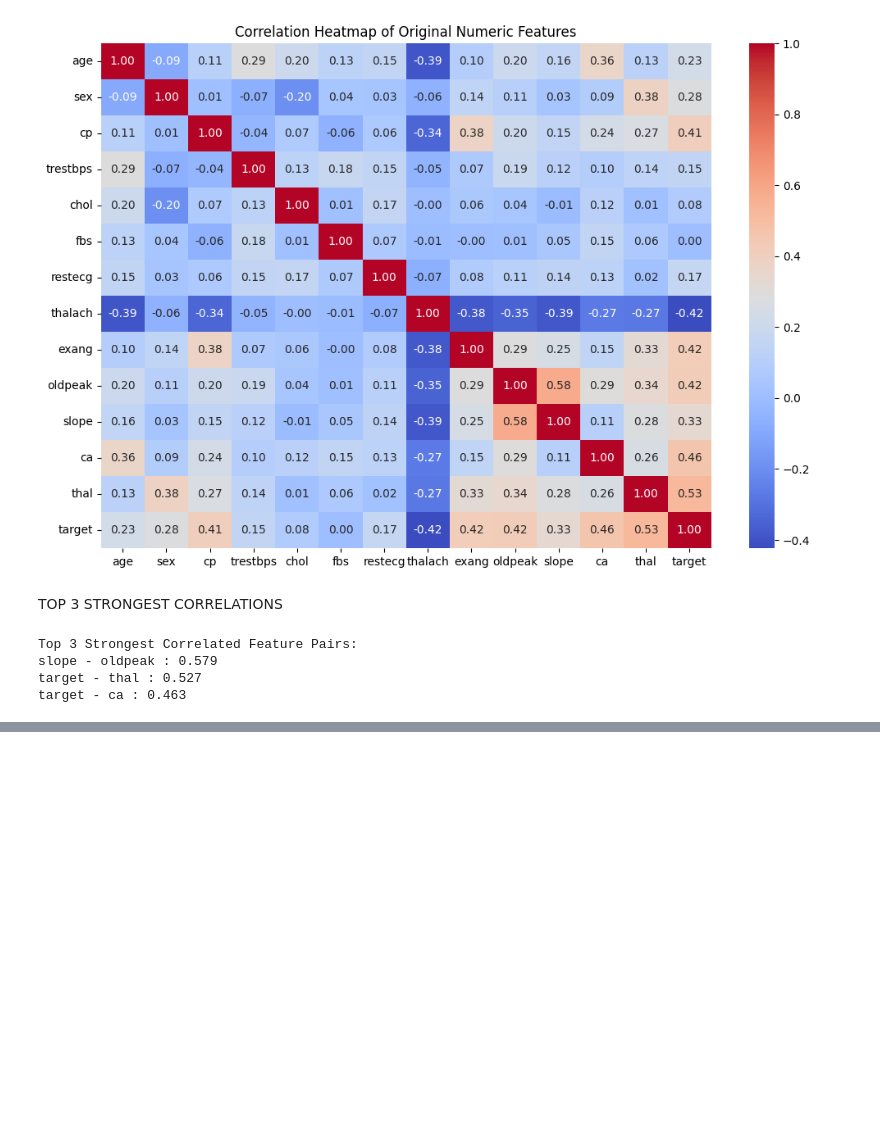
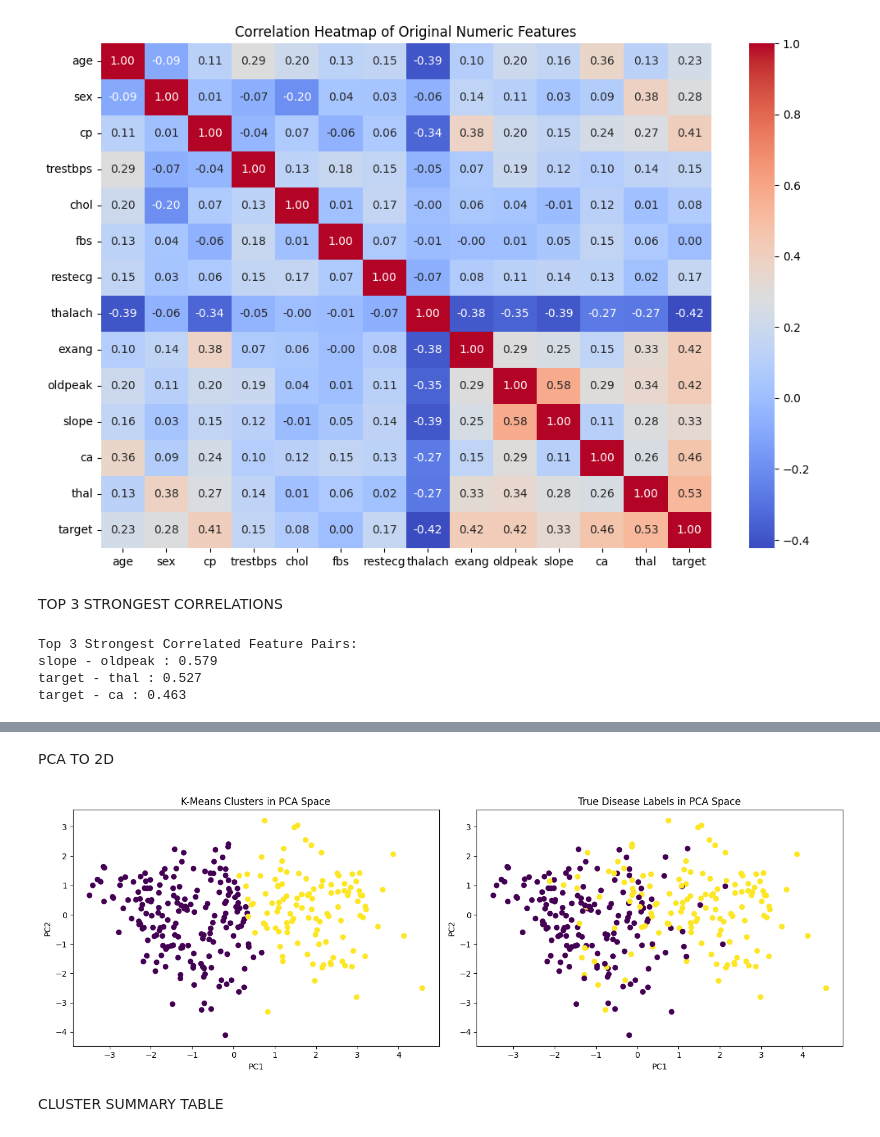
Before and after one commit to aneeqahabib/23i-2631_DM_4, a Jupyter notebook: 23i-2631.ipynb, the cells around one changed output, grey strips where cells are left out. Saved outputs shown, nothing was run; the diff lists cells and outputs as text; code cells hidden in the pictures; blank space fills up the shorter version.

```diff
--- a/23i-2631.ipynb
+++ b/23i-2631.ipynb
@@ -186,0 +278,29 @@ target - ca : 0.463
+# %%
+kmeans_final = KMeans(n_clusters=best_k, random_state=42, n_init=10)
+cluster_labels = kmeans_final.fit_predict(X_scaled)
+# %% [markdown]
+PCA TO 2D
+# %%
+pca = PCA(n_components=2, random_state=42)
+X_pca = pca.fit_transform(X_scaled)
+
+fig, axes = plt.subplots(1, 2, figsize=(14, 5))
+
+# Cluster labels
+axes[0].scatter(X_pca[:, 0], X_pca[:, 1], c=cluster_labels)
+axes[0].set_title("K-Means Clusters in PCA Space")
+axes[0].set_xlabel("PC1")
+axes[0].set_ylabel("PC2")
+
+# True labels
+axes[1].scatter(X_pca[:, 0], X_pca[:, 1], c=y_true)
+axes[1].set_title("True Disease Labels in PCA Space")
+axes[1].set_xlabel("PC1")
+axes[1].set_ylabel("PC2")
+
+plt.tight_layout()
+plt.show()
+# %% [output]
+[figure, added]
+# %% [markdown]
+CLUSTER SUMMARY TABLE
```
Also changed, not shown: parts of 18 cells of this notebook.
